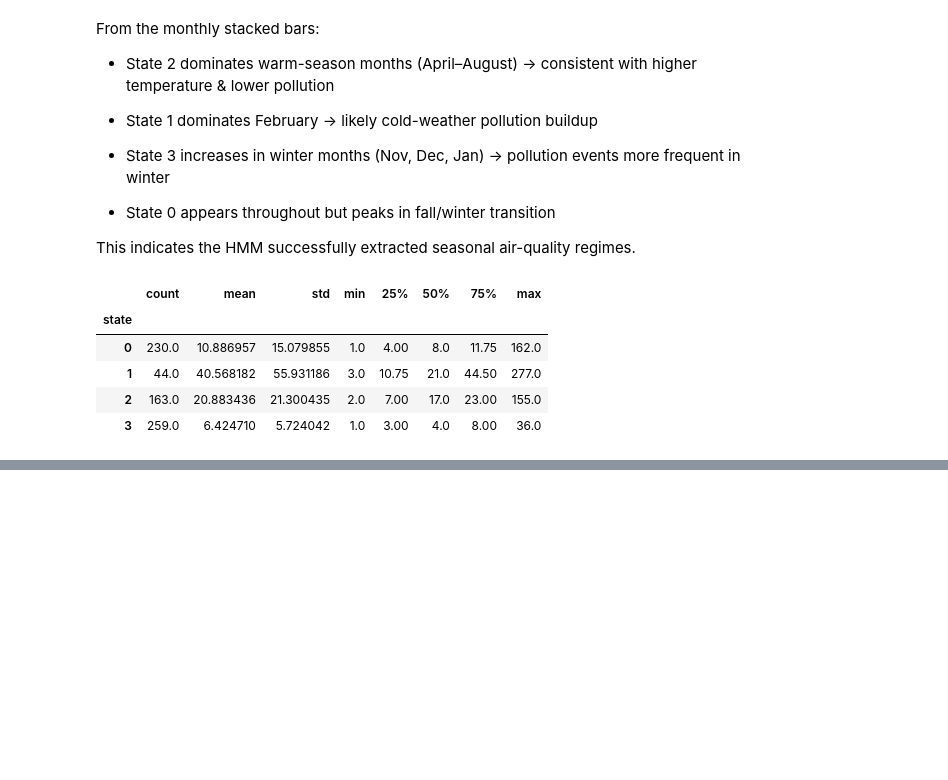
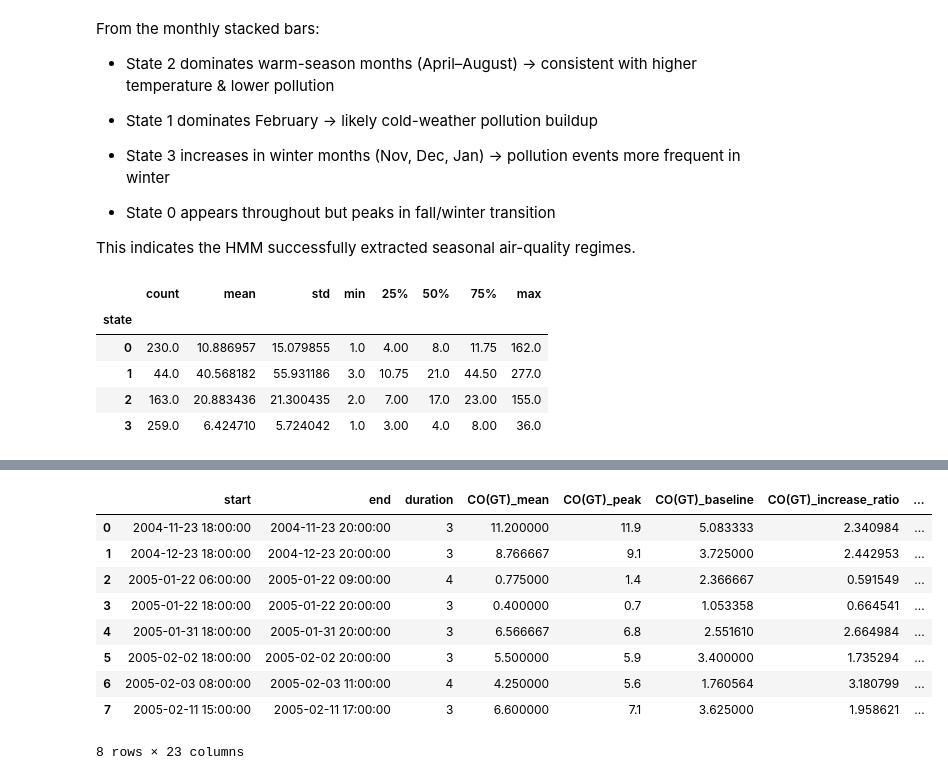
Before and after one commit to acai1031/HMM_for_Air_Quality_Monitoring, a Jupyter notebook: final_project.ipynb, the cells around one changed output, grey strips where cells are left out. Drawn from its saved outputs; the diff is of its cells as text; code cells hidden in the pictures; blank space fills up the shorter version.

```diff
--- a/final_project.ipynb
+++ b/final_project.ipynb
@@ -522,0 +731,40 @@ dur_df.groupby('state')['duration_hours'].describe()
+# %%
+def summarize_event(df, s, e, pollutants):
+    seg = df.iloc[s:e+1]
+    before = df.iloc[max(0, s-12):s]  # 前12小时作为baseline
+
+    summary = {}
+    summary["start"] = df.index[s]
+    summary["end"] = df.index[e]
+    summary["duration"] = e - s + 1
+
+    for p in pollutants:
+        summary[f"{p}_mean"] = seg[p].mean()
+        summary[f"{p}_peak"] = seg[p].max()
+        summary[f"{p}_baseline"] = before[p].mean() if len(before) > 0 else np.nan
+        summary[f"{p}_increase_ratio"] = summary[f"{p}_peak"] / summary[f"{p}_baseline"] if summary[f"{p}_baseline"] > 0 else np.nan
+
+    return summary
+
+
+pollutants = ["CO(GT)", "NOx(GT)", "NO2(GT)", "T", "RH"]
+
+event_summaries = []
+
+for s, e in segments:
+    summary = summarize_event(df, s, e, pollutants)
+    event_summaries.append(summary)
+
+event_summary_df = pd.DataFrame(event_summaries)
+event_summary_df
+# %% [output]
+|  | start | end | duration | CO(GT)_mean | CO(GT)_peak | CO(GT)_baseline | CO(GT)_increase_ratio | ... |
+| 0 | 2004-11-23 18:00:00 | 2004-11-23 20:00:00 | 3 | 11.200000 | 11.9 | 5.083333 | 2.340984 | ... |
+| 1 | 2004-12-23 18:00:00 | 2004-12-23 20:00:00 | 3 | 8.766667 | 9.1 | 3.725000 | 2.442953 | ... |
+| 2 | 2005-01-22 06:00:00 | 2005-01-22 09:00:00 | 4 | 0.775000 | 1.4 | 2.366667 | 0.591549 | ... |
+| 3 | 2005-01-22 18:00:00 | 2005-01-22 20:00:00 | 3 | 0.400000 | 0.7 | 1.053358 | 0.664541 | ... |
+| 4 | 2005-01-31 18:00:00 | 2005-01-31 20:00:00 | 3 | 6.566667 | 6.8 | 2.551610 | 2.664984 | ... |
+| 5 | 2005-02-02 18:00:00 | 2005-02-02 20:00:00 | 3 | 5.500000 | 5.9 | 3.400000 | 1.735294 | ... |
+| 6 | 2005-02-03 08:00:00 | 2005-02-03 11:00:00 | 4 | 4.250000 | 5.6 | 1.760564 | 3.180799 | ... |
+| 7 | 2005-02-11 15:00:00 | 2005-02-11 17:00:00 | 3 | 6.600000 | 7.1 | 3.625000 | 1.958621 | ... |
+8 rows × 23 columns
```
Also changed, not shown: parts of 11 cells of this notebook, 1 other file.
